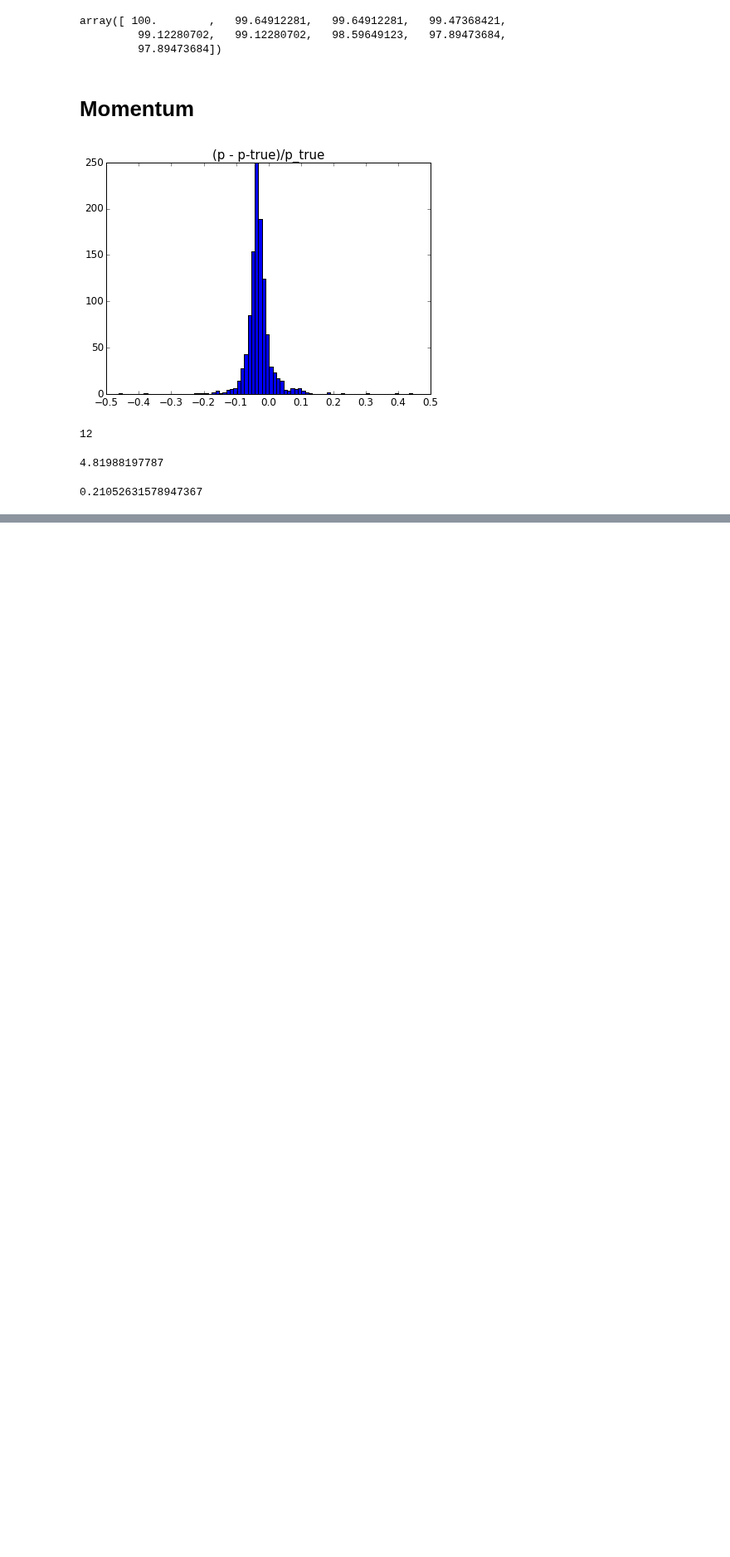
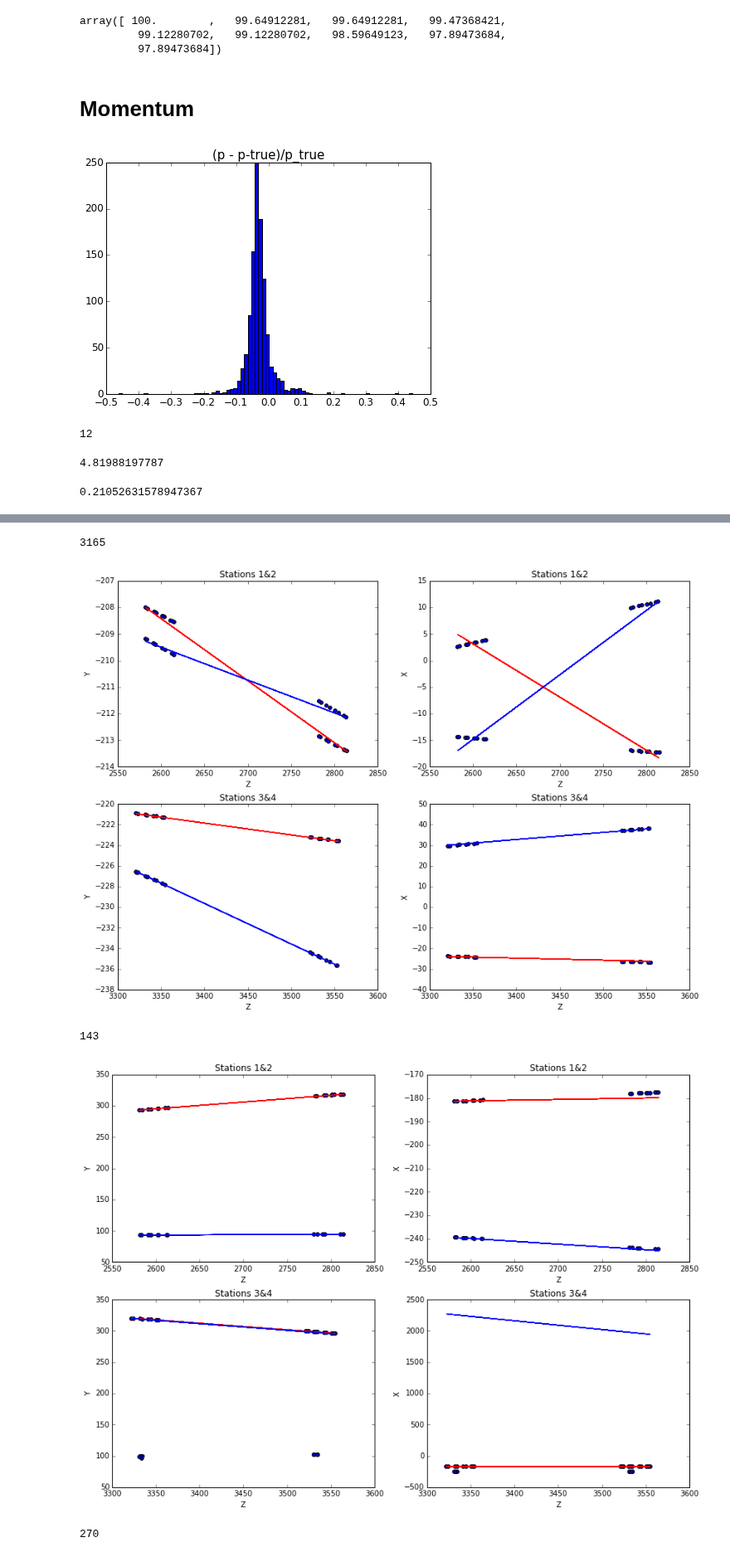
Before and after one commit to yandexdataschool/ship_tracks_recognition, a Jupyter notebook: notebooks/RetinaTwoAndNewCombination.ipynb, the cells around one changed output, grey strips where cells are left out. Shown at 83% size. Drawn from its saved outputs; the diff is of its cells as text; code cells hidden in the pictures; blank space fills up the shorter version.

```diff
--- a/notebooks/RetinaTwoAndNewCombination.ipynb
+++ b/notebooks/RetinaTwoAndNewCombination.ipynb
@@ -766,0 +757,3 @@ print numpy.abs(p_err[numpy.isfinite(p_err)]).mean() * 100
+# %%
+pass_stages['EventID'] = tracks.keys()
+pass_stages[pass_stages.Matching.values == 0]
@@ -766,0 +774,12 @@ print numpy.abs(p_err[numpy.isfinite(p_err)]).mean() * 100
+# %%
+bad_events = pass_stages[pass_stages.Matching.values == 0]['EventID'].values
+# %%
+for event_id in bad_events:
+    print event_id
+    plot_event(event_id, data, tracks)
+# %% [output]
+3165
+[figure, added]
+143
+[figure, added]
+270
```
Also changed, not shown: parts of 10 cells of this notebook.
